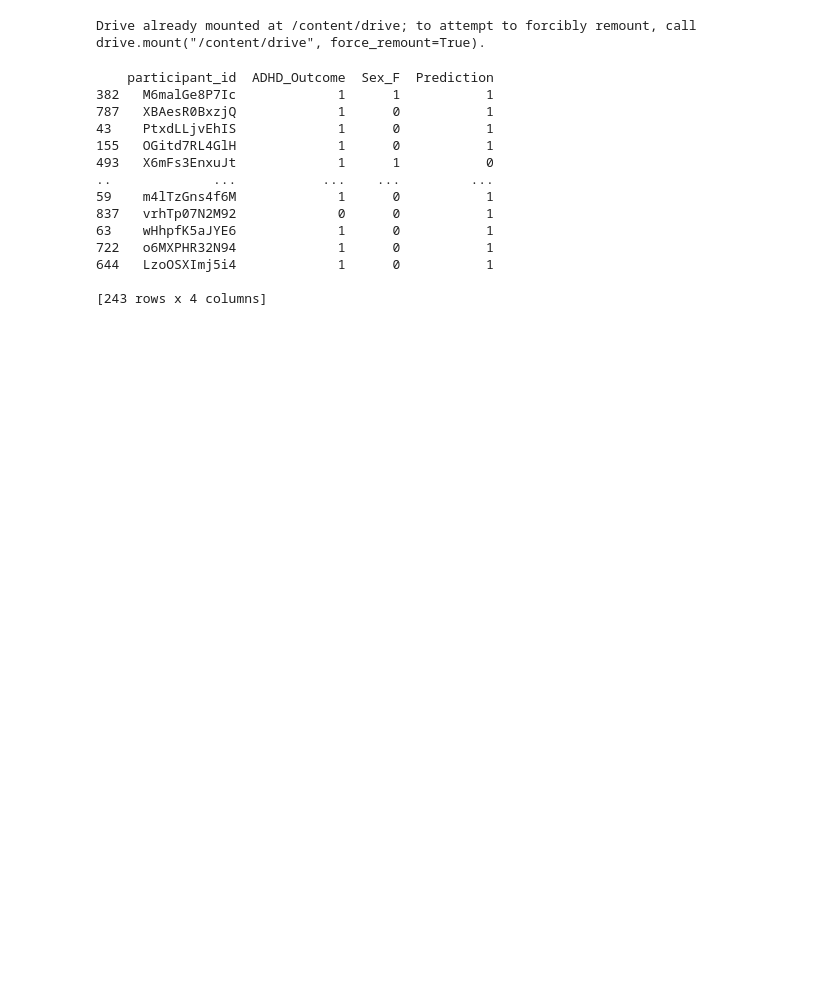
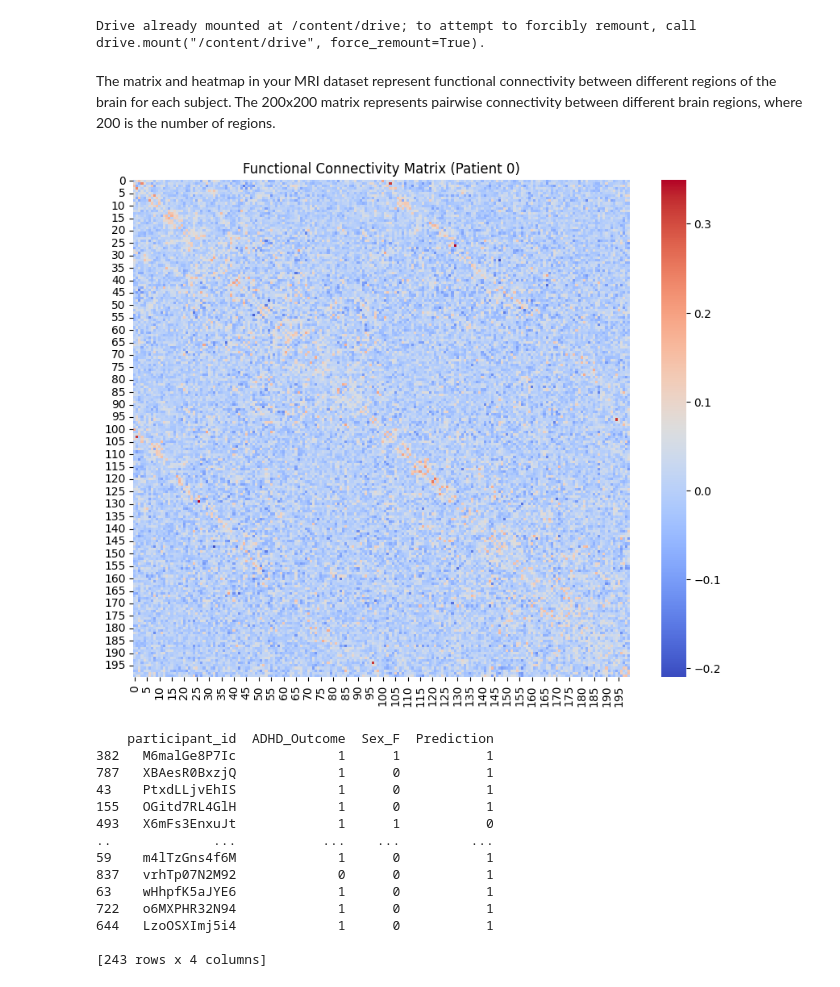
Before and after one commit to jchen0000/widsdatathon2025, a Jupyter notebook: python/Jiaqi.ipynb, the cells around one changed output. Drawn from its saved outputs; the diff is of its cells as text; code cells hidden in the pictures; blank space fills up the shorter version.

Commit message:
MRI heatmap visualization

```diff
--- a/python/Jiaqi.ipynb
+++ b/python/Jiaqi.ipynb
@@ -31,8 +37,37 @@ train_quant = pd.read_excel("drive/My Drive/widsdatathon2025/TRAIN/TRAIN_QUANTIT
 train_sol = pd.read_excel("drive/My Drive/widsdatathon2025/TRAIN/TRAINING_SOLUTIONS.xlsx")
 # train_sol.shape
 # train_sol.describe()
+
+# Import MRI data (1213, 19901)
+mri_filepath = "drive/My Drive/widsdatathon2025/TRAIN/TRAIN_FUNCTIONAL_CONNECTOME_MATRICES.csv"
+mri = pd.read_csv(mri_filepath)
 # %% [output]
 Drive already mounted at /content/drive; to attempt to forcibly remount, call drive.mount("/content/drive", force_remount=True).
+# %% [markdown]
+The matrix and heatmap in your MRI dataset represent functional connectivity between different regions of the brain for each subject.
+The 200x200 matrix represents pairwise connectivity between different brain regions, where 200 is the number of regions.
+# %%
+# Process MRI data
+
+# Columns represent a functional connectivity matrix.
+# N = 200 meaning each patient’s connectivity matrix is 200 × 200
+N = int((1 + np.sqrt(1 + 8 * 19900)) / 2)
+
+# Remove first line, convert csv file to a functional connectome matrix
+matrix_data = mri.iloc[:, 1:].to_numpy(dtype=float)
+
+# Convert first patient’s vector (19900 values) to full 200x200 matrix
+subject_index = 0    # patient n (0, 1212)
+subject_vector = matrix_data[subject_index]
+subject_matrix = squareform(subject_vector)  # Reconstruct NxN matrix
+
+# MRI Heatmap of one patient
+plt.figure(figsize=(10, 8))
+sns.heatmap(subject_matrix, cmap="coolwarm", square=True)
+plt.title(f"Functional Connectivity Matrix (Patient {subject_index})")
+plt.show()
+# %% [output]
+[figure, added]
 # %%
 # Merge datasets on the participant ID  (1213, 30)
 combined_data = pd.merge(train_cat, train_quant, on='participant_id')
```
Also changed, not shown: parts of 1 cell of this notebook.
